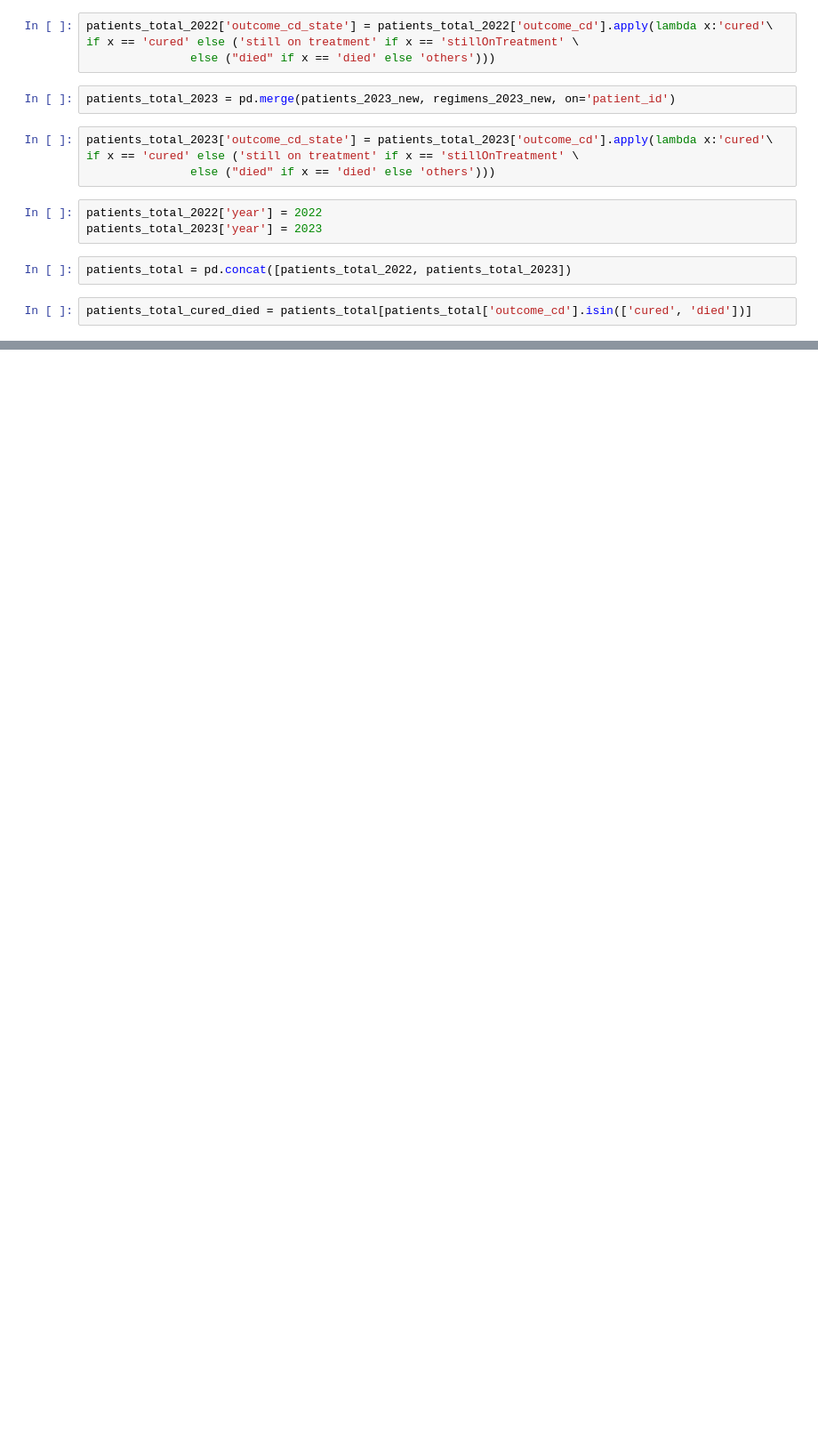
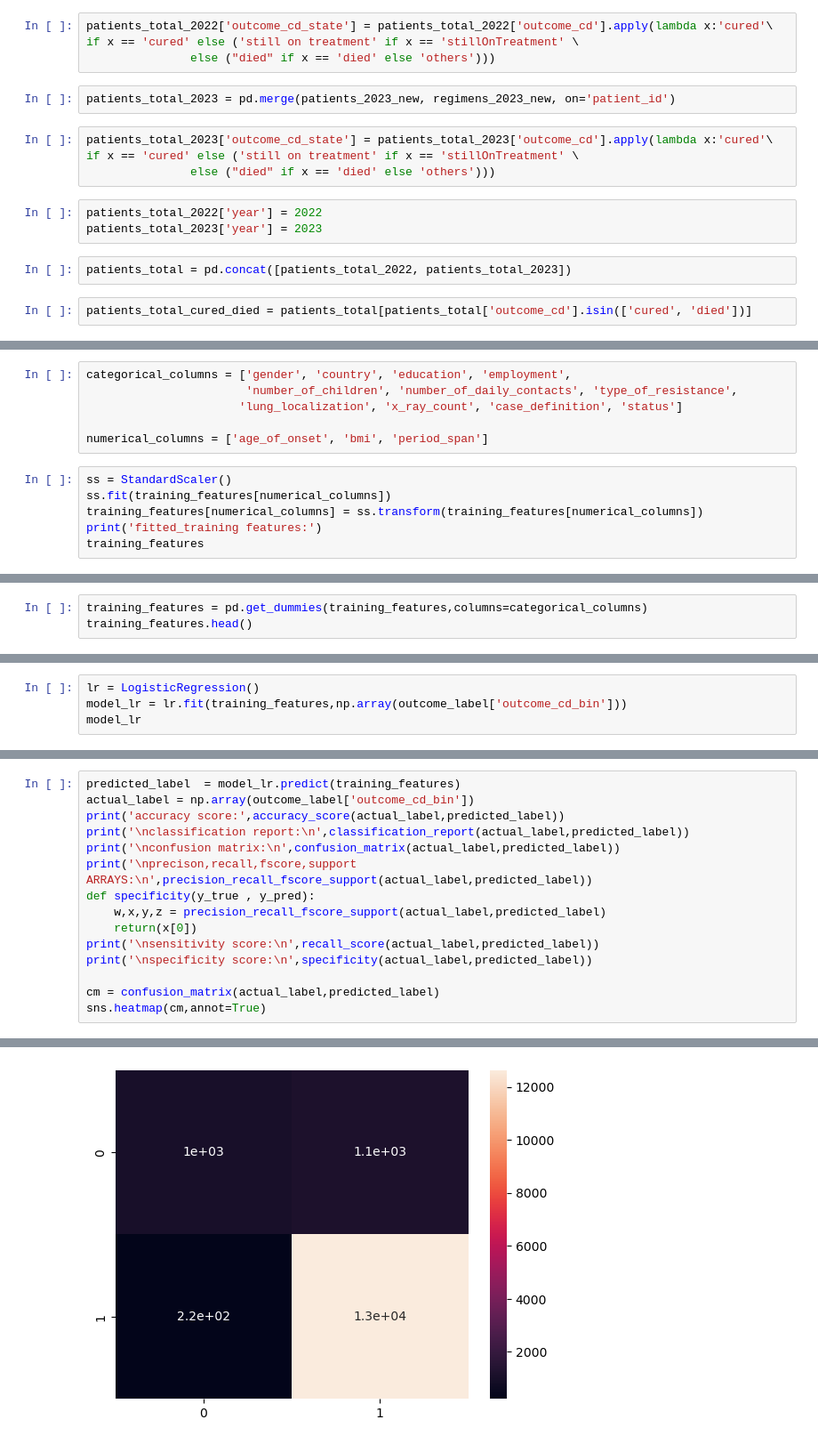
Before and after one commit to Taoheed-O/Tuberculosis_Survival_prediction, a Jupyter notebook: Machine_learning.ipynb, the cells around one changed output, grey strips where cells are left out. Shown: that part at 89% size. Saved outputs shown, nothing was run; the diff lists cells and outputs as text; blank space fills up the shorter version.

```diff
--- a/Machine_learning.ipynb
+++ b/Machine_learning.ipynb
@@ -278,0 +357,12 @@ sns.heatmap(patients_total_cured_died.corr())
+# %%
+categorical_columns = ['gender', 'country', 'education', 'employment',
+                       'number_of_children', 'number_of_daily_contacts', 'type_of_resistance',
+                      'lung_localization', 'x_ray_count', 'case_definition', 'status']
+
+numerical_columns = ['age_of_onset', 'bmi', 'period_span']
+# %%
+ss = StandardScaler()
+ss.fit(training_features[numerical_columns])
+training_features[numerical_columns] = ss.transform(training_features[numerical_columns])
+print('fitted_training features:')
+training_features
@@ -278,0 +389,3 @@ sns.heatmap(patients_total_cured_died.corr())
+# %%
+training_features = pd.get_dummies(training_features,columns=categorical_columns)
+training_features.head()
@@ -278,0 +440,4 @@ sns.heatmap(patients_total_cured_died.corr())
+# %%
+lr = LogisticRegression()
+model_lr = lr.fit(training_features,np.array(outcome_label['outcome_cd_bin']))
+model_lr
@@ -278,0 +453,16 @@ sns.heatmap(patients_total_cured_died.corr())
+# %%
+predicted_label  = model_lr.predict(training_features)
+actual_label = np.array(outcome_label['outcome_cd_bin'])
+print('accuracy score:',accuracy_score(actual_label,predicted_label))
+print('\nclassification report:\n',classification_report(actual_label,predicted_label))
+print('\nconfusion matrix:\n',confusion_matrix(actual_label,predicted_label))
+print('\nprecison,recall,fscore,support ARRAYS:\n',precision_recall_fscore_support(actual_label,predicted_label))
+def specificity(y_true , y_pred):
+    w,x,y,z = precision_recall_fscore_support(actual_label,predicted_label)
+    return(x[0])
+print('\nsensitivity score:\n',recall_score(actual_label,predicted_label))
+print('\nspecificity score:\n',specificity(actual_label,predicted_label))
+
+cm = confusion_matrix(actual_label,predicted_label)
+sns.heatmap(cm,annot=True)
+# %% [output]
@@ -278,0 +487 @@ sns.heatmap(patients_total_cured_died.corr())
+[figure, added]
```
Also changed, not shown: parts of 28 cells of this notebook.
